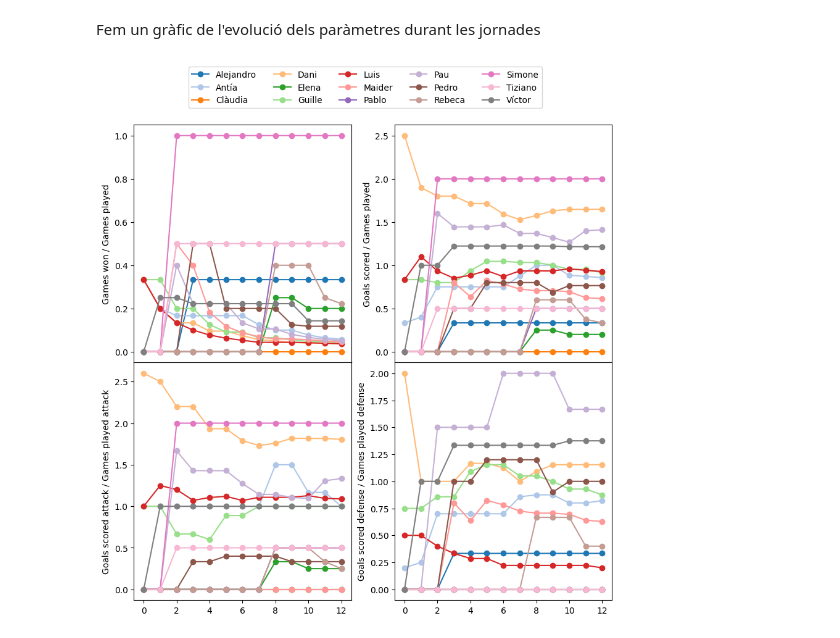
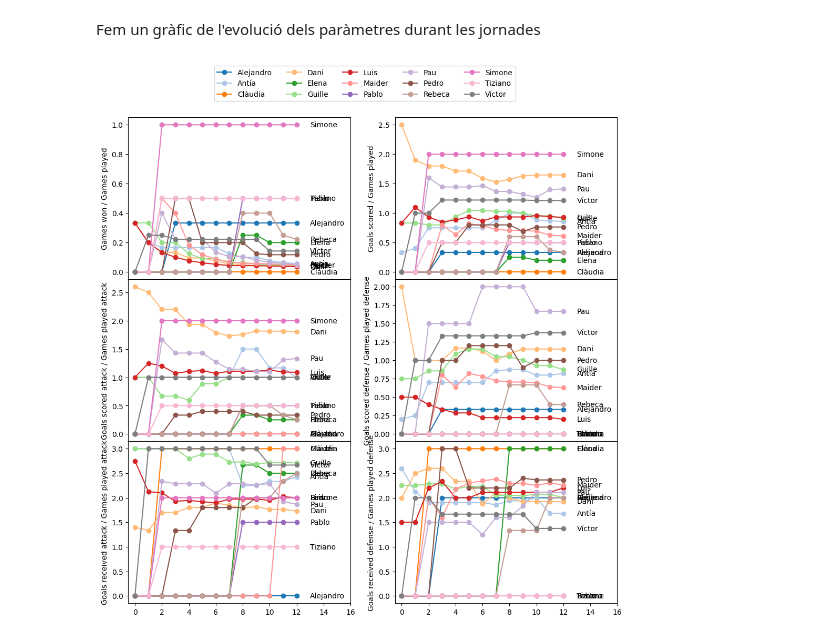
Before and after one commit to pgrebolt/ICEChampionsLeague, a Jupyter notebook: plot_stats.ipynb, the cells around one changed output. Cells and saved outputs as stored; diff of their text form; code cells hidden in the pictures.

Commit message:
Added received goals to plot. Added xlabels to plot

```diff
--- a/plot_stats.ipynb
+++ b/plot_stats.ipynb
@@ -92,26 +96,36 @@ def plot_matchday_evolution(parameter, ax, label=False):
             ax.plot(matchdays, parameter_evolution_values, marker = 'o', label=player) #plot
         else:
             ax.plot(matchdays, parameter_evolution_values, marker = 'o') #plot sense label
+
+        # Add player label
+        ax.text(matchdays[-1]+1, parameter_evolution_values[-1], player, ha='left', va='center')
 # %%
 # Initialize figure
-fig, axs = plt.subplots(figsize=(10, 10), ncols= 2, nrows = 2, sharex=True)
+fig, axs = plt.subplots(figsize=(12, 12), ncols= 2, nrows = 3, sharex=True)
 axs = axs.flatten()
 
 plot_matchday_evolution('WinPlayed', axs[0], label = True)
 plot_matchday_evolution('ScoredPlayed', axs[1])
 plot_matchday_evolution('ScoredAttackPlayed', axs[2])
 plot_matchday_evolution('ScoredDefensePlayed', axs[3])
+plot_matchday_evolution('ReceivedAttackPlayed', axs[4])
+plot_matchday_evolution('ReceivedDefensePlayed', axs[5])
 
 axs[1].set_xlabel("Matchday")
 axs[0].set_ylabel("Games won / Games played")
 axs[1].set_ylabel("Goals scored / Games played")
 axs[2].set_ylabel("Goals scored attack / Games played attack")
 axs[3].set_ylabel("Goals scored defense / Games played defense")
+axs[4].set_ylabel("Goals received attack / Games played attack")
+axs[5].set_ylabel("Goals received defense / Games played defense")
+
+for i in range(len(axs)):
+    axs[i].set_xlim(-0.5, matchdays[-1] +4)
 
 fig.legend(bbox_to_anchor = ( 0.5, 0.9), ncol = 5, loc = 'lower center')
 
 # Guardem la figura per poderla posar al README
 plt.subplots_adjust(hspace=0.0)
 plt.savefig('results/winplayed_stats.png', dpi=300, bbox_inches='tight')
 # %% [output]
-[figure, old version]
+[figure, new version]
```
Also changed, not shown: parts of 1 cell of this notebook, 3 other files.
